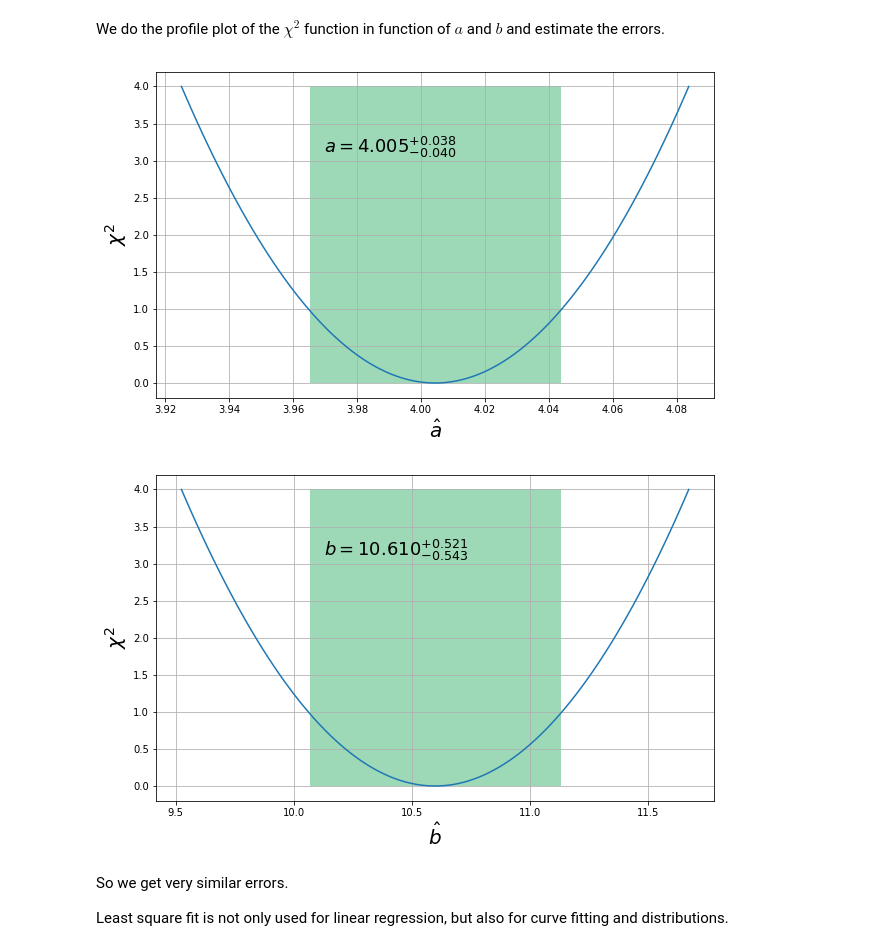
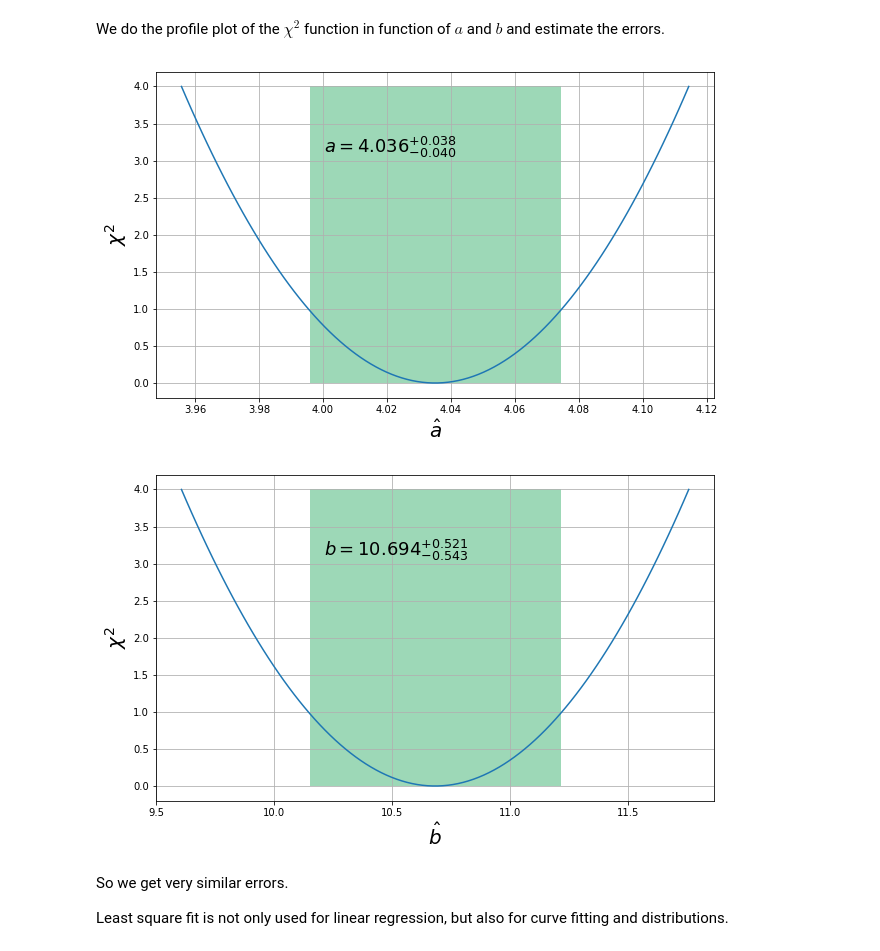
Before and after one commit to marinang/Selected-topics-in-nuclear-and-particle-physics, a Jupyter notebook: chi2_maximum_likelihood.ipynb, the cells around one changed output. Drawn from its saved outputs; the diff is of its cells as text; code cells hidden in the pictures.

```diff
--- a/chi2_maximum_likelihood.ipynb
+++ b/chi2_maximum_likelihood.ipynb
@@ -41,13 +41,14 @@ def generate_data(x, a, b, sigma, random_state=100):
     """
     generate data from linear model and add noise to it
     """
+    rnd = np.random.RandomState(random_state)
     def getshift(random_state, sigma):
         rnd = np.random.RandomState(random_state)
         randn = rnd.randn(x.size)
         sign = np.sign(randn)
         shift = np.where(np.abs(randn) < 0.5, sign*0.5, randn) * sigma * np.abs(rnd.normal(1.0, 0.25, x.size))
         return shift
-    shift = getshift(random_state, sigma*0.5)
+    shift = rnd.normal(0.0, sigma, x.size)
     error = getshift(random_state*28, sigma)
     y = unumpy.uarray(f(x, a, b) + shift, np.abs(error))
     return y
@@ -196,27 +197,29 @@ def profile_plot(param, values, cost):
     band = [values[np.abs(rdchi2[np.where(values < values[mid])] - 1.0).argmin()],
             values[np.abs(rdchi2[np.where(values > values[mid])] - 1.0).argmin() + mid + 1]]
     ax.fill_betweenx(np.linspace(0., np.max(rdchi2), 100), band[0], band[1], facecolor='mediumseagreen', alpha=0.5)
-    text = f'${param} = {values[mid]:.3f}' + '^{' + f'+{band[1] - values[mid]:.3f}'
-    text += '}_{' + f'-{values[mid] - band[0]:.3f}' + '}$'
+    errorm = band[1] - values[mid]
+    errorp = values[mid] - band[0]
+    text = f'${param} = {values[mid]:.3f}' + '^{' + f'+{errorm:.3f}'
+    text += '}_{' + f'-{errorp:.3f}' + '}$'
     ax.text(0.3, 0.75, text, fontsize=18, transform=ax.transAxes)
     ax.plot(values, rdchi2)
     ax.set_xlabel("$\hat{" + param + "}$")
     ax.grid();
-    return f, ax
+    return f, ax, errorm, errorp
 # %% [markdown]
 We do the profile plot of the $\chi^2$ function in function of $a$ and $b$ and estimate the errors.
 # %%
 an = np.linspace(result_chi2.x[0] - 2*sigma_a, result_chi2.x[0] + 2*sigma_a, 100)
-fig, ax = profile_plot("a", an, chi2(an, result_chi2.x[1]))
+fig, ax, _, _ = profile_plot("a", an, chi2(an, result_chi2.x[1]))
 ax.set_ylabel("$\chi^2$");
 # %% [output]
-[figure, old version]
+[figure, new version]
 # %%
 bn = np.linspace(result_chi2.x[1] - 2*sigma_b, result_chi2.x[1] + 2*sigma_b, 100)
-fig, ax = profile_plot("b", bn, chi2(result_chi2.x[0], bn))
+fig, ax, _, _ = profile_plot("b", bn, chi2(result_chi2.x[0], bn))
 ax.set_ylabel("$\chi^2$");
 # %% [output]
-[figure, old version]
+[figure, new version]
 # %% [markdown]
 So we get very similar errors.
 
```
Also changed, not shown: parts of 35 cells of this notebook.
